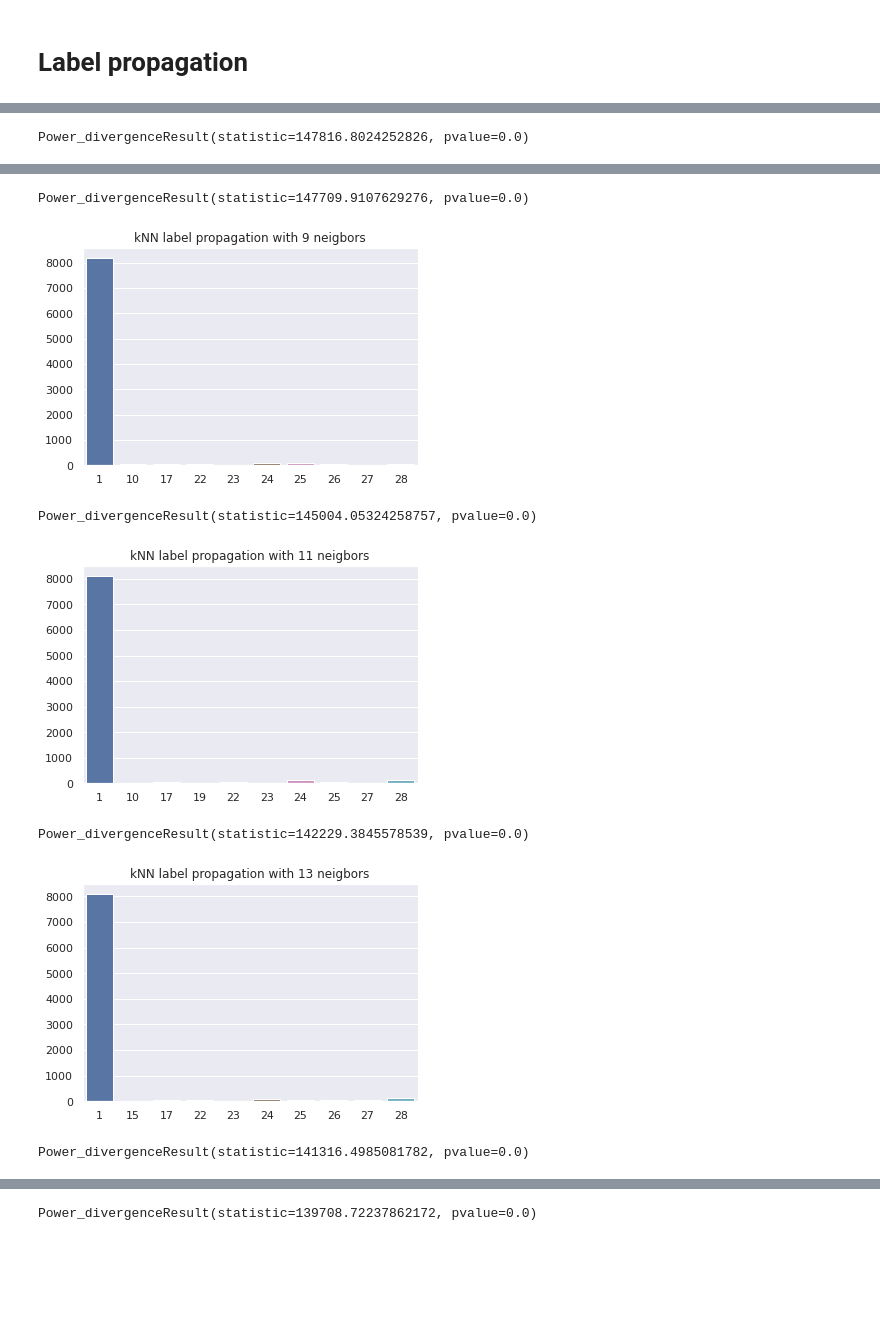
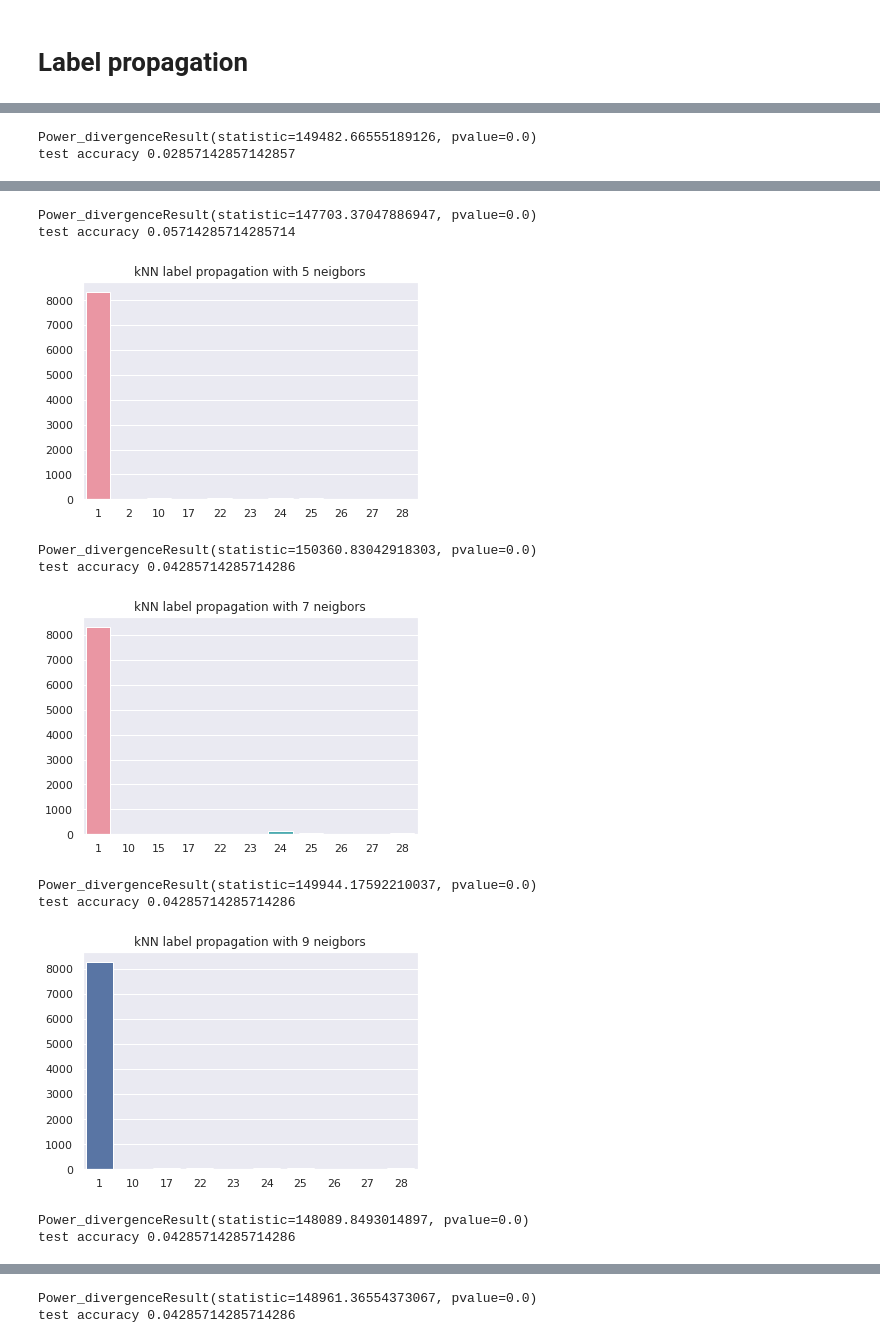
Before and after one commit to hejmsdz/youtube-trending-prediction, a Jupyter notebook: notebooks/04-semisupervised-learning.ipynb, the cells around one changed output, grey strips where cells are left out. Drawn from its saved outputs; the diff is of its cells as text; code cells hidden in the pictures; blank space fills up the shorter version.

```diff
--- a/notebooks/04-semisupervised-learning.ipynb
+++ b/notebooks/04-semisupervised-learning.ipynb
@@ -160,14 +161,22 @@ array([[0.00038775, 0.        , 0.        , ..., 0.        , 0.        ,
         0.        ],
        [0.00038775, 0.        , 0.        , ..., 0.        , 0.        ,
         0.        ]])
+# %%
+test_idx = (y > -1) & (np.random.random(len(y)) < 0.2)
+train_idx = ~test_idx
+
+X_train = X[train_idx]
+y_train = y[train_idx]
+X_test = X[test_idx]
+y_test = y[test_idx]
 # %%
-neighbors_values = [5, 7, 9, 11, 13, 15, 17, 19]
+neighbors_values = [1, 3, 5, 7, 9, 11, 13, 15, 17, 19]
 # %%
 from sklearn.semi_supervised import LabelSpreading
 
 for n_neighbors in neighbors_values:
     model = LabelSpreading('knn', n_neighbors=n_neighbors, max_iter=100)
-    model.fit(X, Y_train_with_and_without_categories)
+    model.fit(X_train, y_train)
 
     knn_predicted = model.predict(X)
     count = pd.Series(knn_predicted).value_counts()
@@ -176,4 +185,5 @@ for n_neighbors in neighbors_values:
     sns.barplot(count.index.astype('int'), count.values)
     plt.show()
     print(compare_counts(count))
+    print('test accuracy', model.score(X_test, y_test))
 # %% [output]
@@ -195,7 +211,7 @@ gamma_values = [1e-3, 1e-2, 1e-1, 1e0, 1e1, 1e2, 1e3]
 # %%
 for gamma in gamma_values:
     model = LabelSpreading('rbf', gamma=gamma, max_iter=100)
-    model.fit(X, Y_train_with_and_without_categories)
+    model.fit(X_train, y_train)
 
     rfb_predicted = model.predict(X)
     count = pd.Series(rfb_predicted).value_counts()
@@ -203,6 +219,7 @@ for gamma in gamma_values:
     sns.barplot(count.index.astype('int'), count.values)
     plt.show()
     print(compare_counts(count))
+    print('test accuracy', model.score(X_test, y_test))
 # %% [output]
 [figure]
 Power_divergenceResult(statistic=25390.65, pvalue=0.0)
@@ -225,7 +249,7 @@ from sklearn.semi_supervised import LabelPropagation
 
 for n_neighbors in neighbors_values:
     model = LabelPropagation('knn', n_neighbors=n_neighbors, max_iter=100)
-    model.fit(X, Y_train_with_and_without_categories)
+    model.fit(X_train, y_train)
 
     knn_predicted = model.predict(X)
     count = pd.Series(knn_predicted).value_counts()
@@ -233,4 +257,5 @@ for n_neighbors in neighbors_values:
     sns.barplot(count.index.astype('int'), count.values)
     plt.show()
     print(compare_counts(count))
+    print('test accuracy', model.score(X_test, y_test))
 # %% [output]
@@ -238 +263,2 @@ for n_neighbors in neighbors_values:
-Power_divergenceResult(statistic=147816.8024252826, pvalue=0.0)
+Power_divergenceResult(statistic=149482.66555189126, pvalue=0.0)
+test accuracy 0.02857142857142857
@@ -240,7 +266,11 @@ Power_divergenceResult(statistic=147816.8024252826, pvalue=0.0)
-Power_divergenceResult(statistic=147709.9107629276, pvalue=0.0)
+Power_divergenceResult(statistic=147703.37047886947, pvalue=0.0)
+test accuracy 0.05714285714285714
-[figure, old version]
+[figure, new version]
-Power_divergenceResult(statistic=145004.05324258757, pvalue=0.0)
+Power_divergenceResult(statistic=150360.83042918303, pvalue=0.0)
+test accuracy 0.04285714285714286
-[figure, old version]
+[figure, new version]
-Power_divergenceResult(statistic=142229.3845578539, pvalue=0.0)
+Power_divergenceResult(statistic=149944.17592210037, pvalue=0.0)
+test accuracy 0.04285714285714286
-[figure, old version]
+[figure, new version]
-Power_divergenceResult(statistic=141316.4985081782, pvalue=0.0)
+Power_divergenceResult(statistic=148089.8493014897, pvalue=0.0)
+test accuracy 0.04285714285714286
@@ -248 +278,2 @@ Power_divergenceResult(statistic=141316.4985081782, pvalue=0.0)
-Power_divergenceResult(statistic=139708.72237862172, pvalue=0.0)
+Power_divergenceResult(statistic=148961.36554373067, pvalue=0.0)
+test accuracy 0.04285714285714286
```
Also changed, not shown: parts of 8 cells of this notebook.
